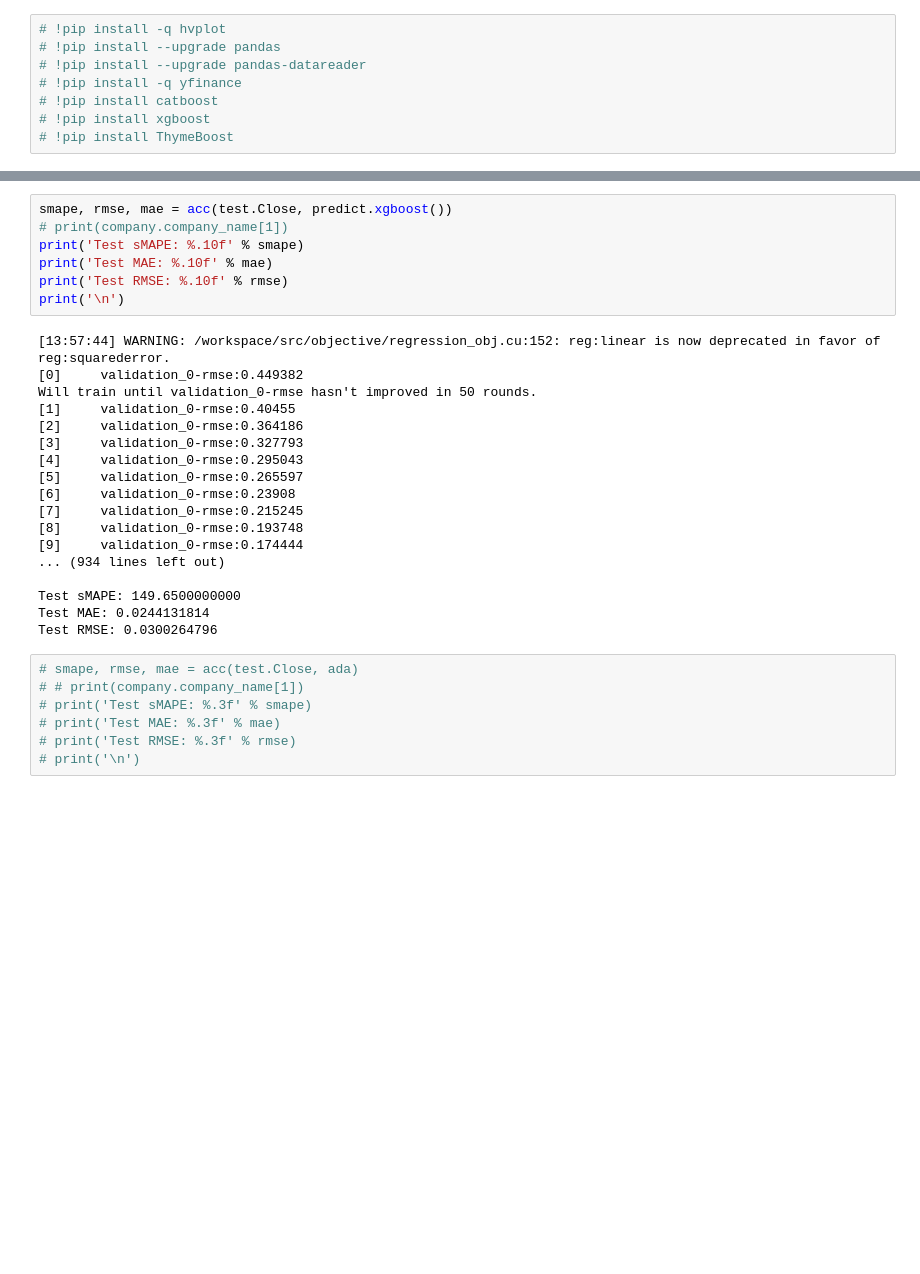
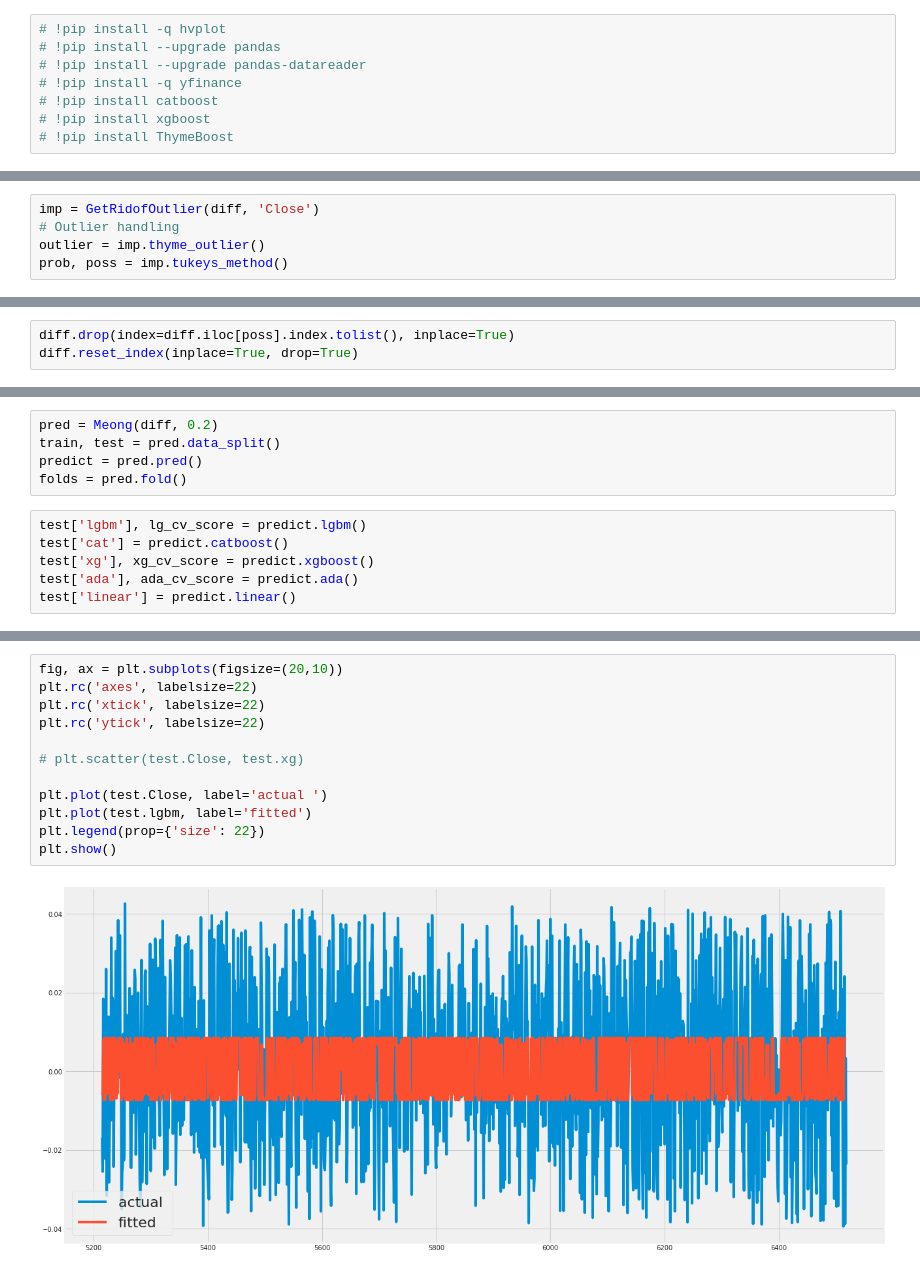
Before and after one commit to yanuarkholik/stock_price_forecasting, a Jupyter notebook: LightGBM.ipynb, the cells around one changed output, grey strips where cells are left out. Cells and saved outputs as stored; diff of their text form; blank space fills up the shorter version.

```diff
--- a/LightGBM.ipynb
+++ b/LightGBM.ipynb
@@ -291,0 +376,5 @@ mew = mew.loc[:, mew.columns != 'outliers']
+# %%
+imp = GetRidofOutlier(diff, 'Close')
+# Outlier handling
+outlier = imp.thyme_outlier()
+prob, poss = imp.tukeys_method()
@@ -291,0 +388,3 @@ mew = mew.loc[:, mew.columns != 'outliers']
+# %%
+diff.drop(index=diff.iloc[poss].index.tolist(), inplace=True)
+diff.reset_index(inplace=True, drop=True)
@@ -291,0 +395,11 @@ mew = mew.loc[:, mew.columns != 'outliers']
+# %%
+pred = Meong(diff, 0.2)
+train, test = pred.data_split()
+predict = pred.pred()
+folds = pred.fold()
+# %%
+test['lgbm'], lg_cv_score = predict.lgbm()
+test['cat'] = predict.catboost()
+test['xg'], xg_cv_score = predict.xgboost()
+test['ada'], ada_cv_score = predict.ada()
+test['linear'] = predict.linear()
@@ -403,32 +543,14 @@ Test RMSE: 0.0300268359
-# %%
-smape, rmse, mae = acc(test.Close, predict.xgboost())
-# print(company.company_name[1])
-print('Test sMAPE: %.10f' % smape)
-print('Test MAE: %.10f' % mae)
-print('Test RMSE: %.10f' % rmse)
-print('\n')
-# %% [output]
-[13:57:44] WARNING: /workspace/src/objective/regression_obj.cu:152: reg:linear is now deprecated in favor of reg:squarederror.
-[0]     validation_0-rmse:0.449382
-Will train until validation_0-rmse hasn't improved in 50 rounds.
-[1]     validation_0-rmse:0.40455
-[2]     validation_0-rmse:0.364186
-[3]     validation_0-rmse:0.327793
-[4]     validation_0-rmse:0.295043
-[5]     validation_0-rmse:0.265597
-[6]     validation_0-rmse:0.23908
-[7]     validation_0-rmse:0.215245
-[8]     validation_0-rmse:0.193748
-[9]     validation_0-rmse:0.174444
-... (934 lines left out)
-
-Test sMAPE: 149.6500000000
-Test MAE: 0.0244131814
-Test RMSE: 0.0300264796
-# %%
-# smape, rmse, mae = acc(test.Close, ada)
-# # print(company.company_name[1])
-# print('Test sMAPE: %.3f' % smape)
-# print('Test MAE: %.3f' % mae)
-# print('Test RMSE: %.3f' % rmse)
-# print('\n')
+# %%
+fig, ax = plt.subplots(figsize=(20,10))
+plt.rc('axes', labelsize=22)
+plt.rc('xtick', labelsize=22)
+plt.rc('ytick', labelsize=22)
+
+# plt.scatter(test.Close, test.xg)
+
+plt.plot(test.Close, label='actual ')
+plt.plot(test.lgbm, label='fitted')
+plt.legend(prop={'size': 22})
+plt.show()
+# %% [output]
+[figure, added]
```
Also changed, not shown: parts of 62 cells of this notebook.
